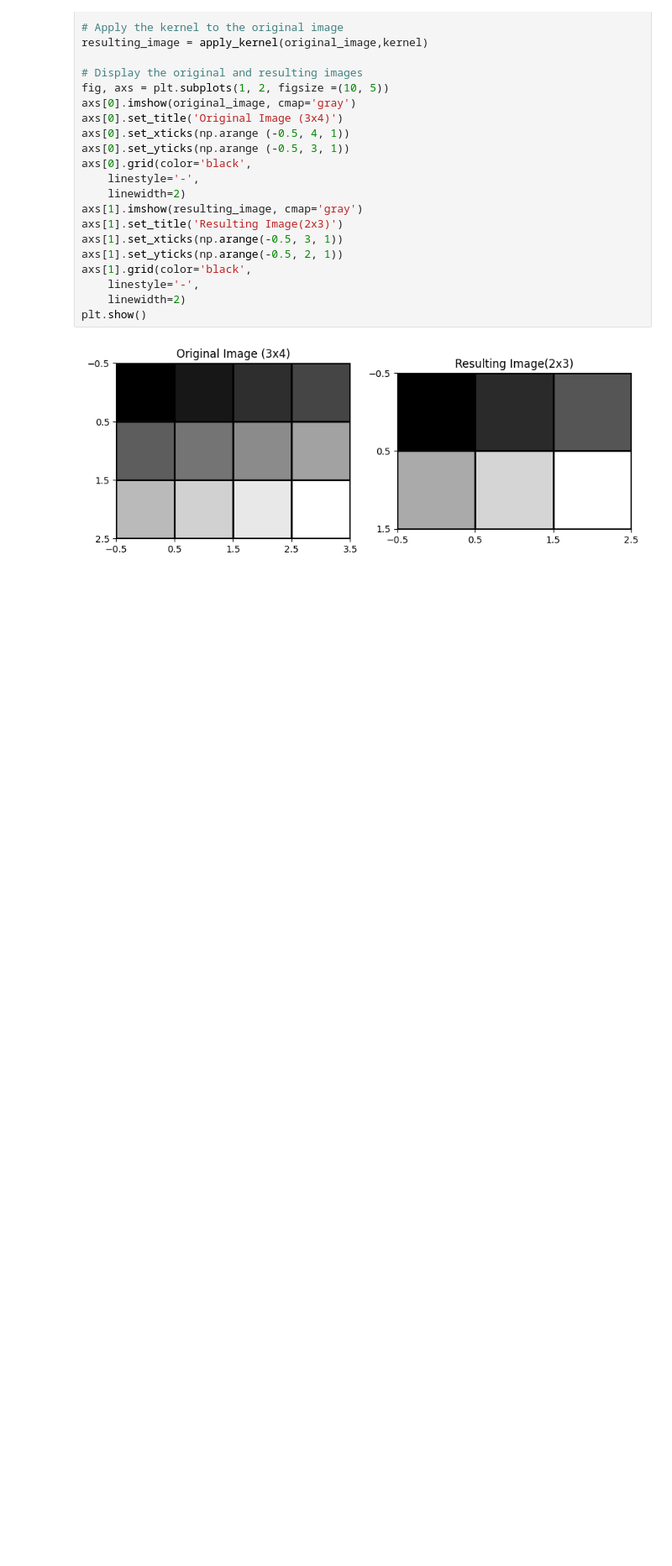
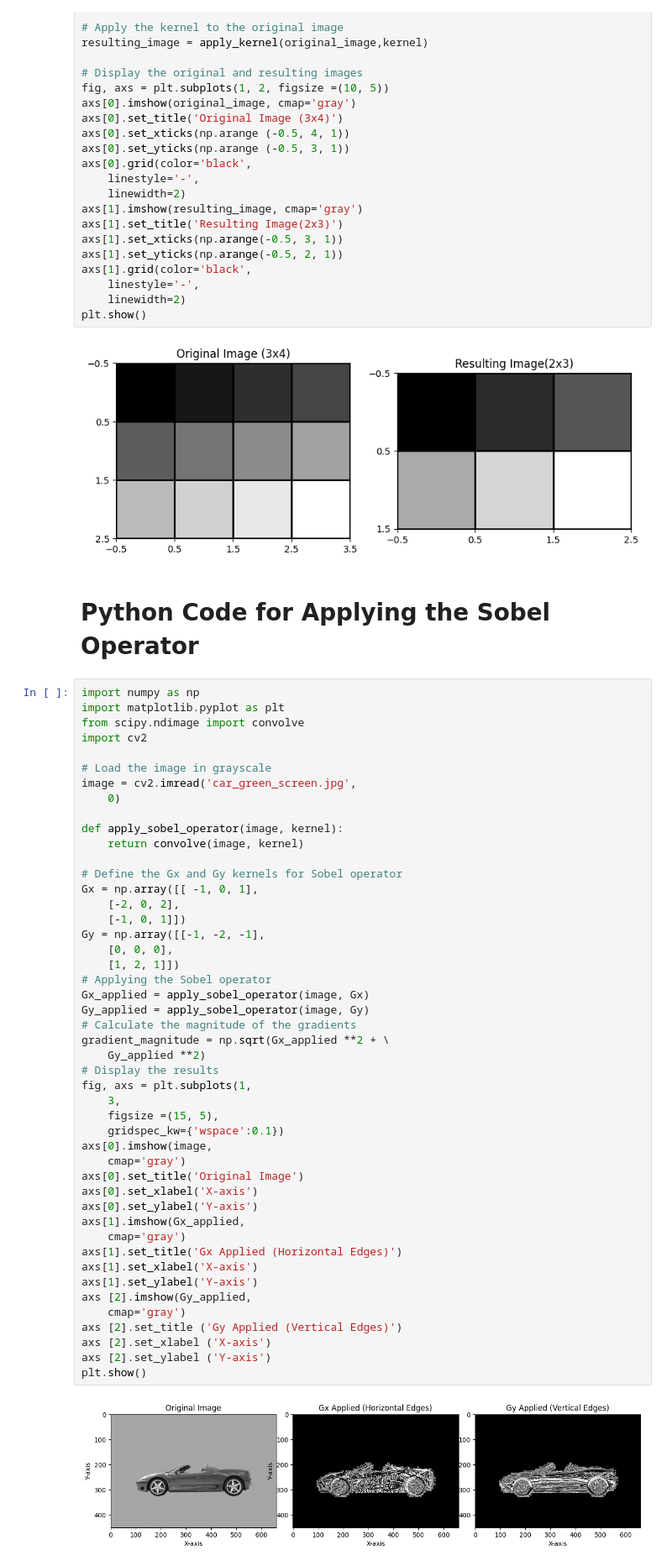
Before and after one commit to ParisaMousavi/cd0360-Introduction-to-Computer-Vision, a Jupyter notebook: k1-image-formation/image-processing.ipynb, the cells around one changed output. Shown at 84% size. Saved outputs shown, nothing was run; the diff lists cells and outputs as text; blank space fills up the shorter version.

Commit message:
Python Code for Applying the Sobel Operator

```diff
--- a/k1-image-formation/image-processing.ipynb
+++ b/k1-image-formation/image-processing.ipynb
@@ -143,3 +143,54 @@ axs[1].grid(color='black',
 plt.show()
 # %% [output]
 [figure]
+# %% [markdown]
+# Python Code for Applying the Sobel Operator
+# %%
+import numpy as np
+import matplotlib.pyplot as plt
+from scipy.ndimage import convolve
+import cv2
+
+# Load the image in grayscale
+image = cv2.imread('car_green_screen.jpg',
+    0)
+
+def apply_sobel_operator(image, kernel):
+    return convolve(image, kernel)
+
+# Define the Gx and Gy kernels for Sobel operator
+Gx = np.array([[ -1, 0, 1],
+    [-2, 0, 2],
+    [-1, 0, 1]])
+Gy = np.array([[-1, -2, -1],
+    [0, 0, 0],
+    [1, 2, 1]])
+# Applying the Sobel operator
+Gx_applied = apply_sobel_operator(image, Gx)
+Gy_applied = apply_sobel_operator(image, Gy)
+# Calculate the magnitude of the gradients
+gradient_magnitude = np.sqrt(Gx_applied **2 + \
+    Gy_applied **2)
+# Display the results
+fig, axs = plt.subplots(1,
+    3,
+    figsize =(15, 5),
+    gridspec_kw={'wspace':0.1})
+axs[0].imshow(image,
+    cmap='gray')
+axs[0].set_title('Original Image')
+axs[0].set_xlabel('X-axis')
+axs[0].set_ylabel('Y-axis')
+axs[1].imshow(Gx_applied,
+    cmap='gray')
+axs[1].set_title('Gx Applied (Horizontal Edges)')
+axs[1].set_xlabel('X-axis')
+axs[1].set_ylabel('Y-axis')
+axs [2].imshow(Gy_applied,
+    cmap='gray')
+axs [2].set_title ('Gy Applied (Vertical Edges)')
+axs [2].set_xlabel ('X-axis')
+axs [2].set_ylabel ('Y-axis')
+plt.show()
+# %% [output]
+[figure, added]
```
Also changed, not shown: parts of 1 cell of this notebook.
